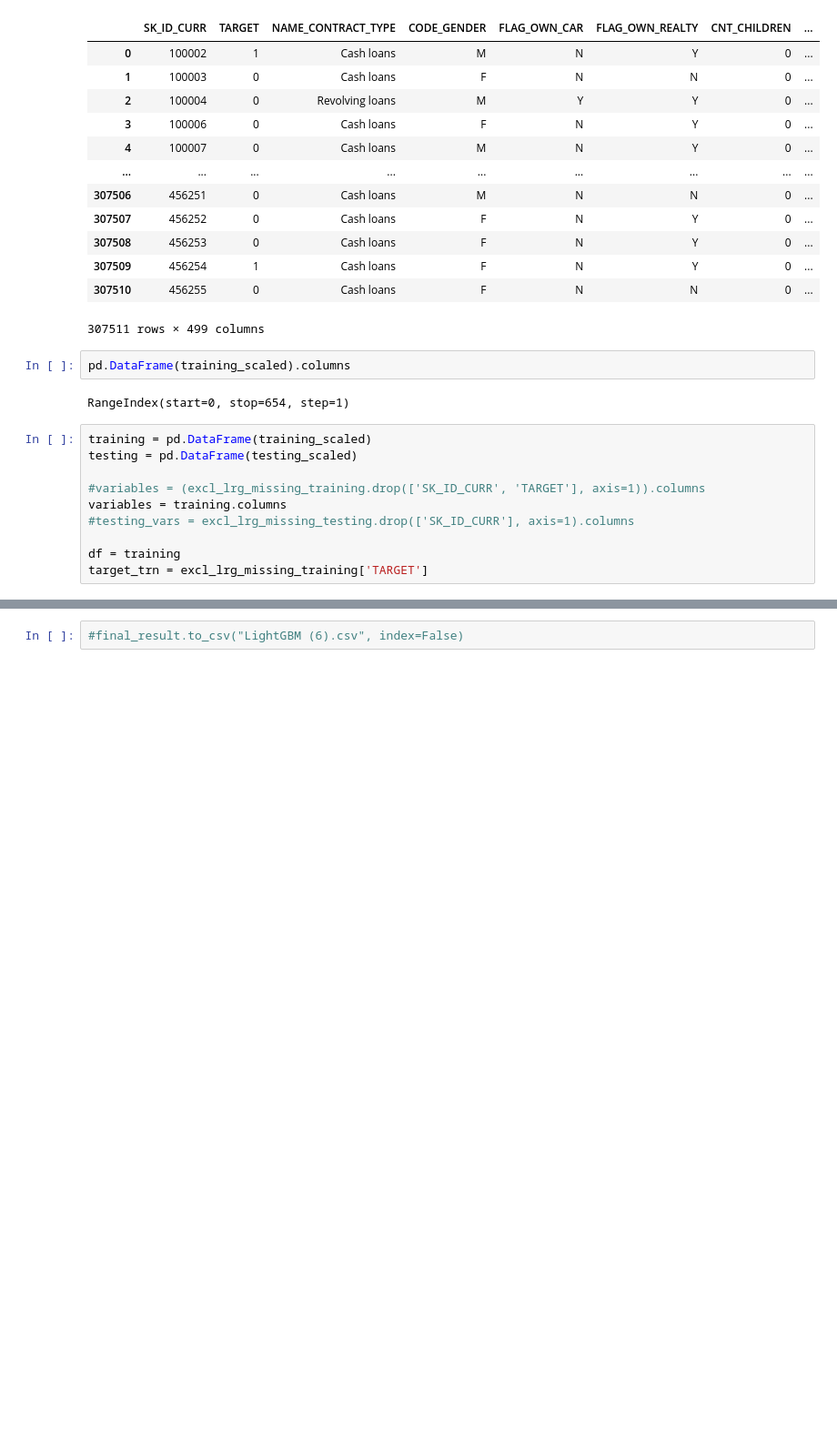
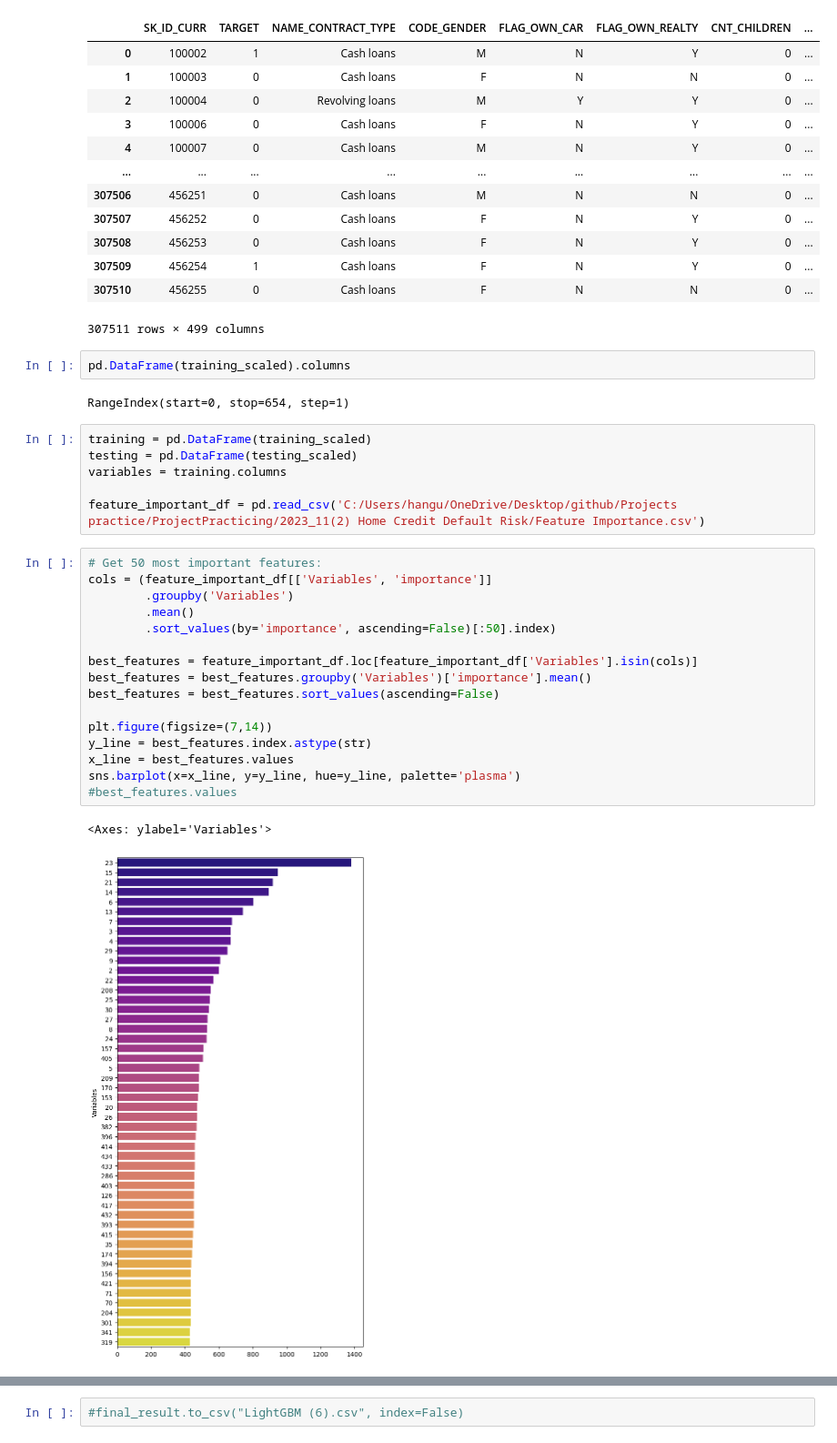
Before and after one commit to huanrafa/ProjectPracticing, a Jupyter notebook: 2023_11(2) Home Credit Default Risk/HomeCredit - moreFE.ipynb, the cells around one changed output, grey strips where cells are left out. Shown at 91% size. Saved outputs shown, nothing was run; the diff lists cells and outputs as text; blank space fills up the shorter version.

Commit message:
feature importance

```diff
--- a/2023_11(2) Home Credit Default Risk/HomeCredit - moreFE.ipynb
+++ b/2023_11(2) Home Credit Default Risk/HomeCredit - moreFE.ipynb
@@ -2086,13 +2086,28 @@ excl_lrg_missing_training
 pd.DataFrame(training_scaled).columns
 # %% [output]
 RangeIndex(start=0, stop=654, step=1)
-# %%
-training = pd.DataFrame(training_scaled)
-testing = pd.DataFrame(testing_scaled)
-
-#variables = (excl_lrg_missing_training.drop(['SK_ID_CURR', 'TARGET'], axis=1)).columns
-variables = training.columns
-#testing_vars = excl_lrg_missing_testing.drop(['SK_ID_CURR'], axis=1).columns
-
-df = training
-target_trn = excl_lrg_missing_training['TARGET']
+# %%
+training = pd.DataFrame(training_scaled)
+testing = pd.DataFrame(testing_scaled)
+variables = training.columns
+
+feature_important_df = pd.read_csv('C:/Users/hangu/OneDrive/Desktop/github/Projects practice/ProjectPracticing/2023_11(2) Home Credit Default Risk/Feature Importance.csv')
+# %%
+# Get 50 most important features:
+cols = (feature_important_df[['Variables', 'importance']]
+        .groupby('Variables')
+        .mean()
+        .sort_values(by='importance', ascending=False)[:50].index)
+
+best_features = feature_important_df.loc[feature_important_df['Variables'].isin(cols)]
+best_features = best_features.groupby('Variables')['importance'].mean()
+best_features = best_features.sort_values(ascending=False)
+
+plt.figure(figsize=(7,14))
+y_line = best_features.index.astype(str)
+x_line = best_features.values
+sns.barplot(x=x_line, y=y_line, hue=y_line, palette='plasma')
+#best_features.values
+# %% [output]
+<Axes: ylabel='Variables'>
+[figure, added]
```
Also changed, not shown: parts of 4 cells of this notebook.
